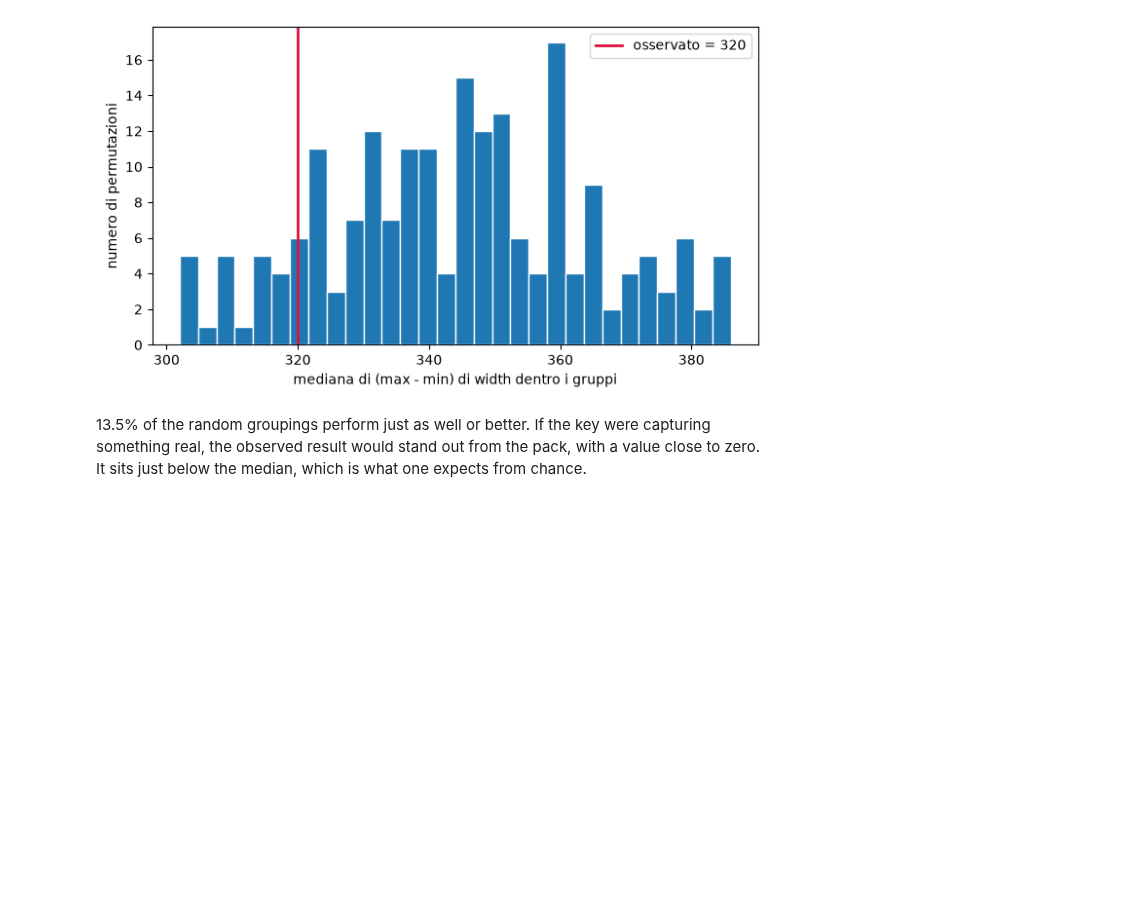
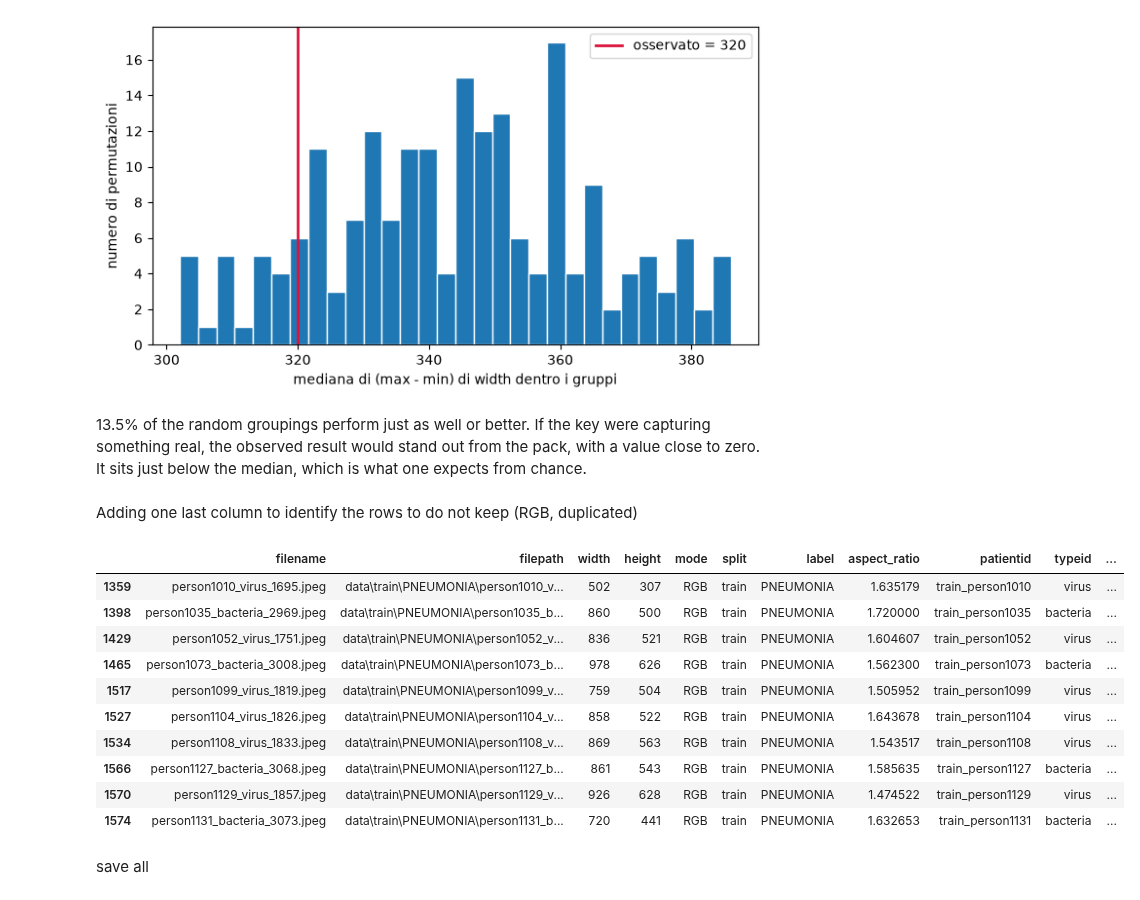
Before and after one commit to RiccardoSimondi02/chest-xray-cnn, a Jupyter notebook: notebooks/01_exploration.ipynb, the cells around one changed output. Cells and saved outputs as stored; diff of their text form; code cells hidden in the pictures; blank space fills up the shorter version.

```diff
--- a/notebooks/01_exploration.ipynb
+++ b/notebooks/01_exploration.ipynb
@@ -399,3 +386,22 @@ permutazioni con valore <= osservato: 0.135
 # %% [markdown]
 
 13.5% of the random groupings perform just as well or better. If the key were capturing something real, the observed result would stand out from the pack, with a value close to zero. It sits just below the median, which is what one expects from chance.
+# %% [markdown]
+Adding one last column to identify the rows to do not keep (RGB, duplicated)
+# %%
+df["keep"] =   ~ (df["file_hash"].duplicated() | (df["mode"] == "RGB"))
+df[df["mode"] == "RGB"].head(10)
+# %% [output]
+|  | filename | filepath | width | height | mode | split | label | aspect_ratio | patientid | typeid | ... |
+| 1359 | person1010_virus_1695.jpeg | data\train\PNEUMONIA\person1010_v... | 502 | 307 | RGB | train | PNEUMONIA | 1.635179 | train_person1010 | virus | ... |
+| 1398 | person1035_bacteria_2969.jpeg | data\train\PNEUMONIA\person1035_b... | 860 | 500 | RGB | train | PNEUMONIA | 1.720000 | train_person1035 | bacteria | ... |
+| 1429 | person1052_virus_1751.jpeg | data\train\PNEUMONIA\person1052_v... | 836 | 521 | RGB | train | PNEUMONIA | 1.604607 | train_person1052 | virus | ... |
+| 1465 | person1073_bacteria_3008.jpeg | data\train\PNEUMONIA\person1073_b... | 978 | 626 | RGB | train | PNEUMONIA | 1.562300 | train_person1073 | bacteria | ... |
+| 1517 | person1099_virus_1819.jpeg | data\train\PNEUMONIA\person1099_v... | 759 | 504 | RGB | train | PNEUMONIA | 1.505952 | train_person1099 | virus | ... |
+| 1527 | person1104_virus_1826.jpeg | data\train\PNEUMONIA\person1104_v... | 858 | 522 | RGB | train | PNEUMONIA | 1.643678 | train_person1104 | virus | ... |
+| 1534 | person1108_virus_1833.jpeg | data\train\PNEUMONIA\person1108_v... | 869 | 563 | RGB | train | PNEUMONIA | 1.543517 | train_person1108 | virus | ... |
+| 1566 | person1127_bacteria_3068.jpeg | data\train\PNEUMONIA\person1127_b... | 861 | 543 | RGB | train | PNEUMONIA | 1.585635 | train_person1127 | bacteria | ... |
+| 1570 | person1129_virus_1857.jpeg | data\train\PNEUMONIA\person1129_v... | 926 | 628 | RGB | train | PNEUMONIA | 1.474522 | train_person1129 | virus | ... |
+| 1574 | person1131_bacteria_3073.jpeg | data\train\PNEUMONIA\person1131_b... | 720 | 441 | RGB | train | PNEUMONIA | 1.632653 | train_person1131 | bacteria | ... |
+# %% [markdown]
+save all
```
Also changed, not shown: parts of 5 cells of this notebook, 10 other files.
